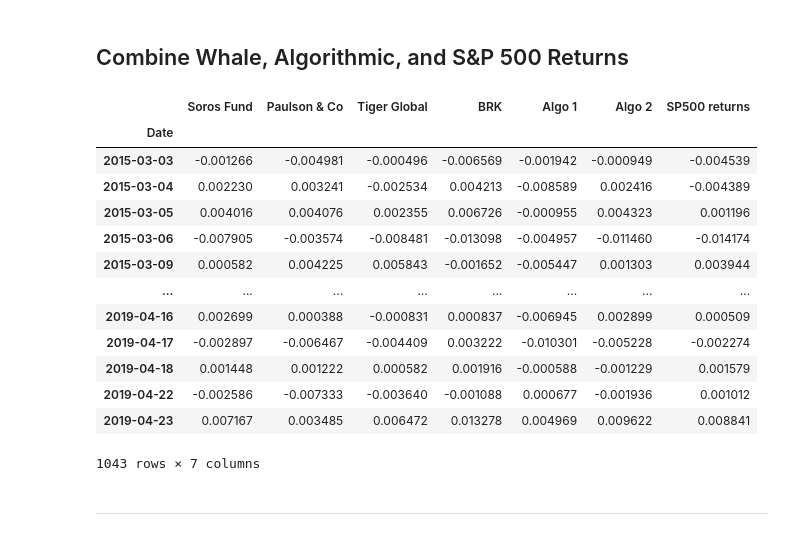
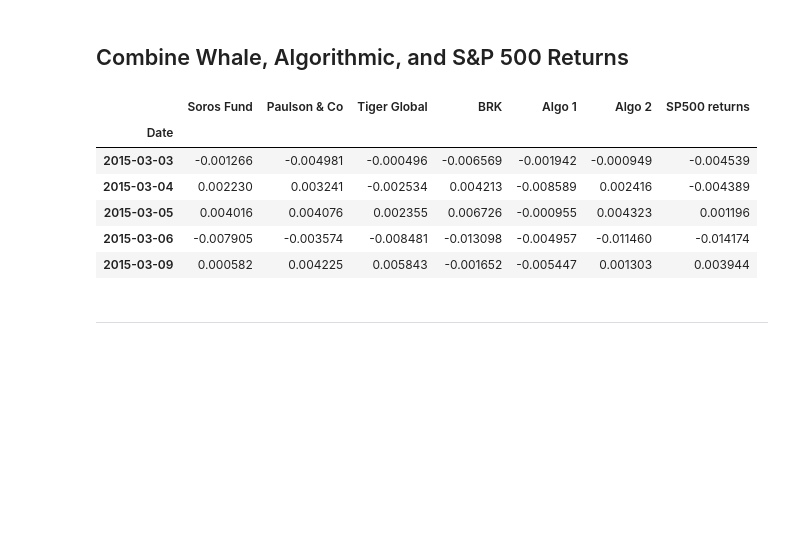
Before and after one commit to dbrims/pandas_homework, a Jupyter notebook: Panda_risk_HW.ipynb, the cells around one changed output. Saved outputs shown, nothing was run; the diff lists cells and outputs as text; code cells hidden in the pictures; blank space fills up the shorter version.

```diff
--- a/Panda_risk_HW.ipynb
+++ b/Panda_risk_HW.ipynb
@@ -31,6 +31,7 @@ whale_df.set_index('Date', inplace=True)
 whale_df.rename(columns={'SOROS FUND MANAGEMENT LLC':'Soros Fund',
                 'PAULSON & CO.INC. ':'Paulson & Co','TIGER GLOBAL MANAGEMENT LLC':'Tiger Global',
                 'BERKSHIRE HATHAWAY INC':'BRK'}, inplace=True)
+whale_df.sort_index(ascending=True, inplace=True)
 whale_df.head()
 # %% [output]
 |  | Soros Fund | Paulson & Co | Tiger Global | BRK |
@@ -67,7 +68,8 @@ Read the algorithmic daily returns and clean the data
 # Reading algorithmic returns
 algo_returns_csv = Path("data/algo_returns.csv")
 algo_df=pd.read_csv(algo_returns_csv, index_col='Date', parse_dates=True, infer_datetime_format=True, )
-algo_df
+algo_df.sort_index(ascending=True, inplace=True)
+algo_df.head(10)
 # %% [output]
 |  | Algo 1 | Algo 2 |
 | Date |  |  |
@@ -165,27 +165,20 @@ sp500_df1.head()
 # %% [markdown]
 ## Combine Whale, Algorithmic, and S&P 500 Returns
 # %%
-# Concatenate all DataFrames into a single DataFrame
+# # Concatenate all DataFrames into a single DataFrame
 merge_df=whale_df1.join(algo_df1)
 merge_df1=merge_df.join(sp500_df1)
 merge_df1.dropna(inplace=True)
 merge_df1.dropna(inplace=True)
-merge_df1
+merge_df1.head()
 # %% [output]
 |  | Soros Fund | Paulson & Co | Tiger Global | BRK | Algo 1 | Algo 2 | SP500 returns |
 | Date |  |  |  |  |  |  |  |
 | 2015-03-03 | -0.001266 | -0.004981 | -0.000496 | -0.006569 | -0.001942 | -0.000949 | -0.004539 |
 | 2015-03-04 | 0.002230 | 0.003241 | -0.002534 | 0.004213 | -0.008589 | 0.002416 | -0.004389 |
 | 2015-03-05 | 0.004016 | 0.004076 | 0.002355 | 0.006726 | -0.000955 | 0.004323 | 0.001196 |
 | 2015-03-06 | -0.007905 | -0.003574 | -0.008481 | -0.013098 | -0.004957 | -0.011460 | -0.014174 |
 | 2015-03-09 | 0.000582 | 0.004225 | 0.005843 | -0.001652 | -0.005447 | 0.001303 | 0.003944 |
-| ... | ... | ... | ... | ... | ... | ... | ... |
-| 2019-04-16 | 0.002699 | 0.000388 | -0.000831 | 0.000837 | -0.006945 | 0.002899 | 0.000509 |
-| 2019-04-17 | -0.002897 | -0.006467 | -0.004409 | 0.003222 | -0.010301 | -0.005228 | -0.002274 |
-| 2019-04-18 | 0.001448 | 0.001222 | 0.000582 | 0.001916 | -0.000588 | -0.001229 | 0.001579 |
-| 2019-04-22 | -0.002586 | -0.007333 | -0.003640 | -0.001088 | 0.000677 | -0.001936 | 0.001012 |
-| 2019-04-23 | 0.007167 | 0.003485 | 0.006472 | 0.013278 | 0.004969 | 0.009622 | 0.008841 |
-1043 rows × 7 columns
 # %% [markdown]
 ---
 # %% [markdown]
```
Also changed, not shown: parts of 11 cells of this notebook.
